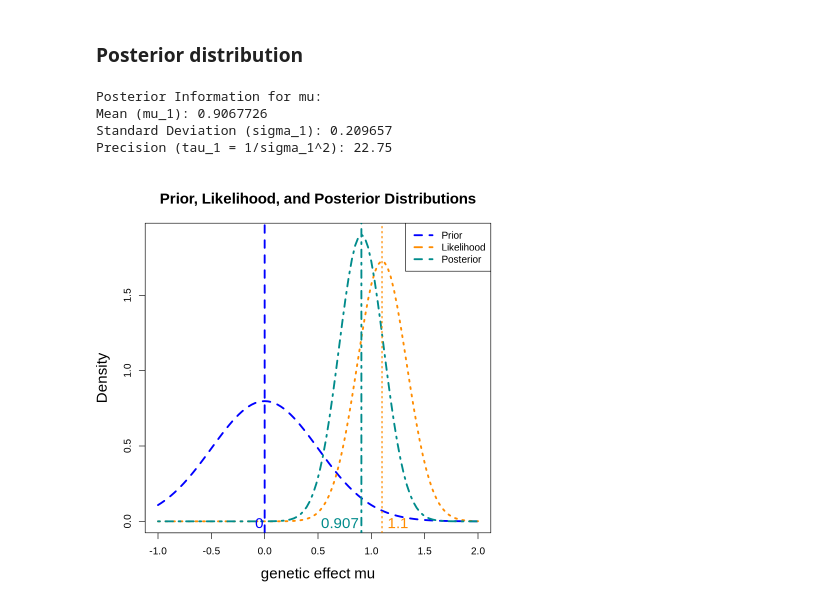
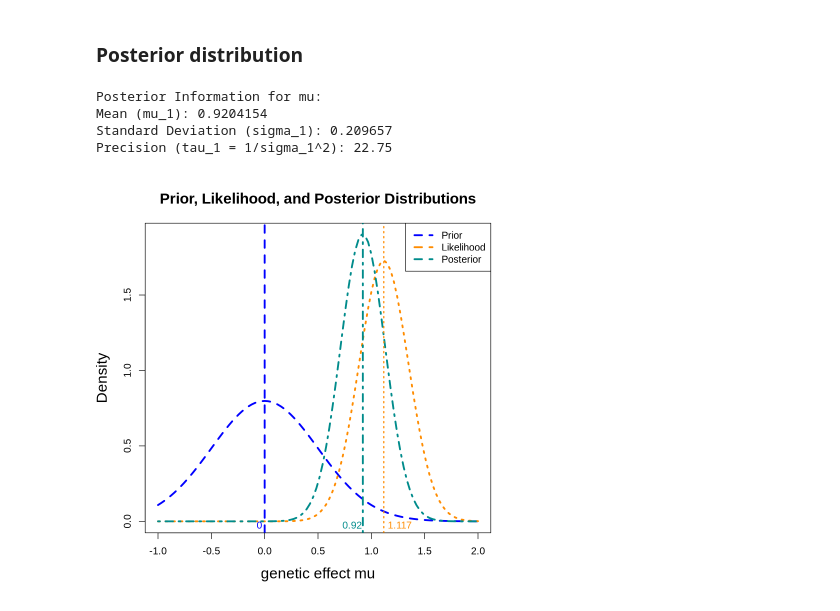
Before and after one commit to StatFunGen/statgen-prerequisites, a Jupyter notebook: 7_Bayesian_normal_mean_model.ipynb, the cells around one changed output. Cells and saved outputs as stored; diff of their text form; code cells hidden in the pictures.

```diff
--- a/7_Bayesian_normal_mean_model.ipynb
+++ b/7_Bayesian_normal_mean_model.ipynb
@@ -137,16 +137,15 @@ $$
 y_i \sim \mathcal{N}(1, \sigma^2)
 $$
 # %%
-rm(list=ls())
-set.seed(927)
-# Simulate genotypes (0, 1, 2)
-n <- 3  # number of individuals
-genotypes <- sample(0:2, n, replace = TRUE)
-
 # Simulate true mean and effect size
 mu_0 <- 0  # population mean of the trait (e.g., height in cm) under Model 1
 beta_true <- 1  # true effect size of the genetic variant
 sigma <- 0.4  # standard deviation of the trait
+
+set.seed(2)
+# Simulate genotype
+genotypes <- c(0,2,1)
+n = length(genotypes)
 
 # Simulate trait values based on the model 2
 trait_values <- rnorm(n, mean = mu_0 + beta_true * genotypes, sd = sigma)
@@ -220,32 +219,32 @@ cat("Standard Deviation (sigma_1):", sigma_1, "\n")
 cat("Precision (tau_1 = 1/sigma_1^2):", tau_1, "\n")
 # %% [output]
 Posterior Information for mu:
-Mean (mu_1): 0.9067726
+Mean (mu_1): 0.9204154
 Standard Deviation (sigma_1): 0.209657
 Precision (tau_1 = 1/sigma_1^2): 22.75
 # %%
-# Plot prior density with thicker lines and larger font
+# Plot prior density
 plot(beta_vals, prior_density, type = "l", col = "blue", lwd = 3,
      ylim = c(0, max(c(prior_density, likelihood_density, posterior_density))),
      xlab ="genetic effect mu", ylab = "Density",
      main = "Prior, Likelihood, and Posterior Distributions", cex.lab = 1.5, cex.main = 1.5, lty = 2)
 
-# Add likelihood and posterior densities with thicker lines and more distinct colors
+# Add likelihood and posterior densities
 lines(beta_vals, likelihood_density, col = "darkorange", lwd = 3, lty = 3)
 lines(beta_vals, posterior_density, col = "darkcyan", lwd = 3, lty = 4)
 
 # Add legend
 legend("topright", legend = c("Prior", "Likelihood", "Posterior"),
        col = c("blue", "darkorange", "darkcyan"), lwd = 3, lty = 2, cex = 1)
 
 # Add vertical lines for means
 abline(v = mu_0, col = "blue", lty = 2, lwd = 3)
 abline(v = mean(trait_values), col = "darkorange", lty = 3, lwd = 2)
 abline(v = mu_1, col = "darkcyan", lty = 4, lwd = 3)
 
-# Label x-axis with mean values with larger font
-text(mu_0-0.05, 0.05, labels = round(mu_0, 3), col = "blue", cex = 1.5, pos = 1)
-text(mean(trait_values)+0.15, 0.05, labels = round(mean(trait_values), 3), col = "darkorange", cex = 1.5, pos = 1)
-text(mu_1-0.2, 0.05, labels = round(mu_1, 3), col = "darkcyan", cex = 1.5, pos = 1)
+# Label x-axis with mean values
+text(mu_0-0.05, 0.03, labels = round(mu_0, 3), col = "blue", cex = 1, pos = 1)
+text(mean(trait_values)+0.15, 0.03, labels = round(mean(trait_values), 3), col = "darkorange", cex = 1, pos = 1)
+text(mu_1-0.1, 0.03, labels = round(mu_1, 3), col = "darkcyan", cex = 1, pos = 1)
 # %% [output]
-[figure, old version]
+[figure, new version]
```
Also changed, not shown: parts of 2 cells of this notebook, 2 other files.
